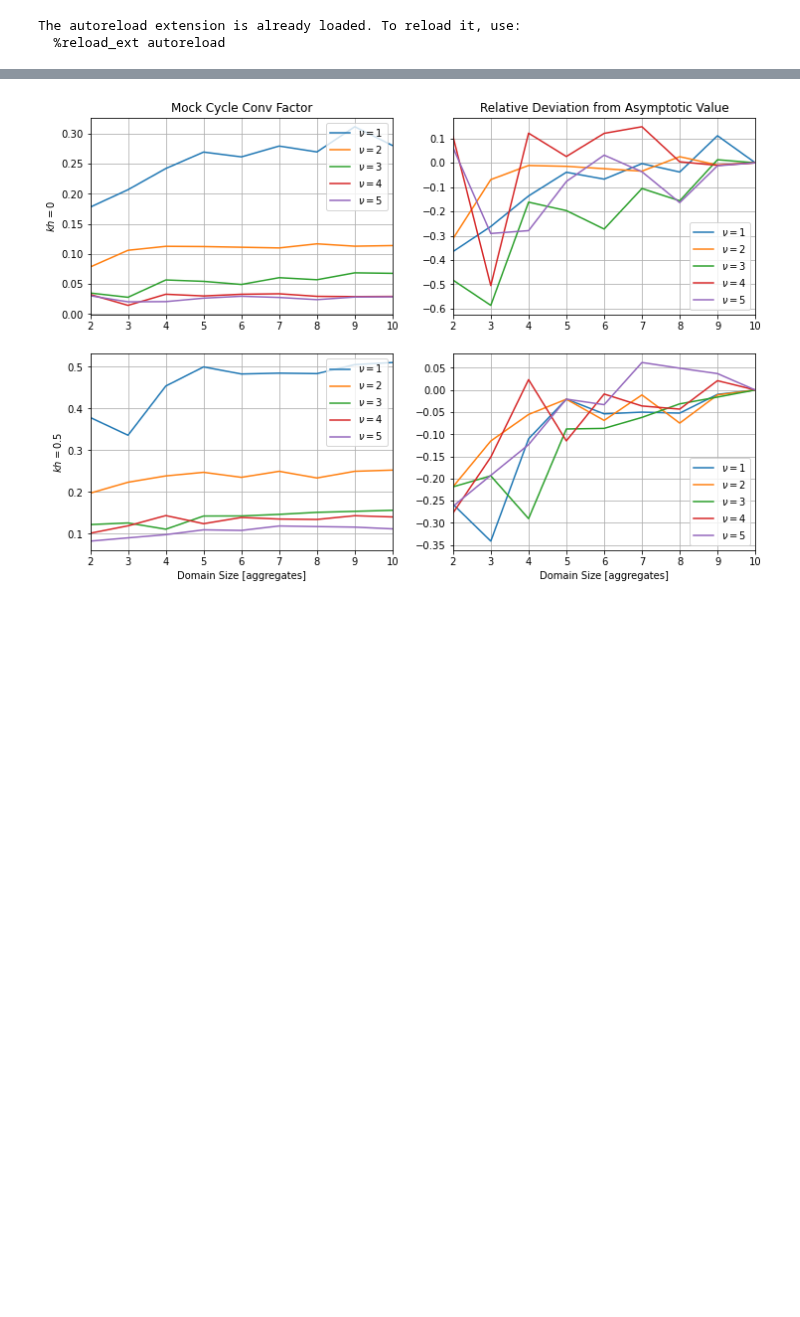
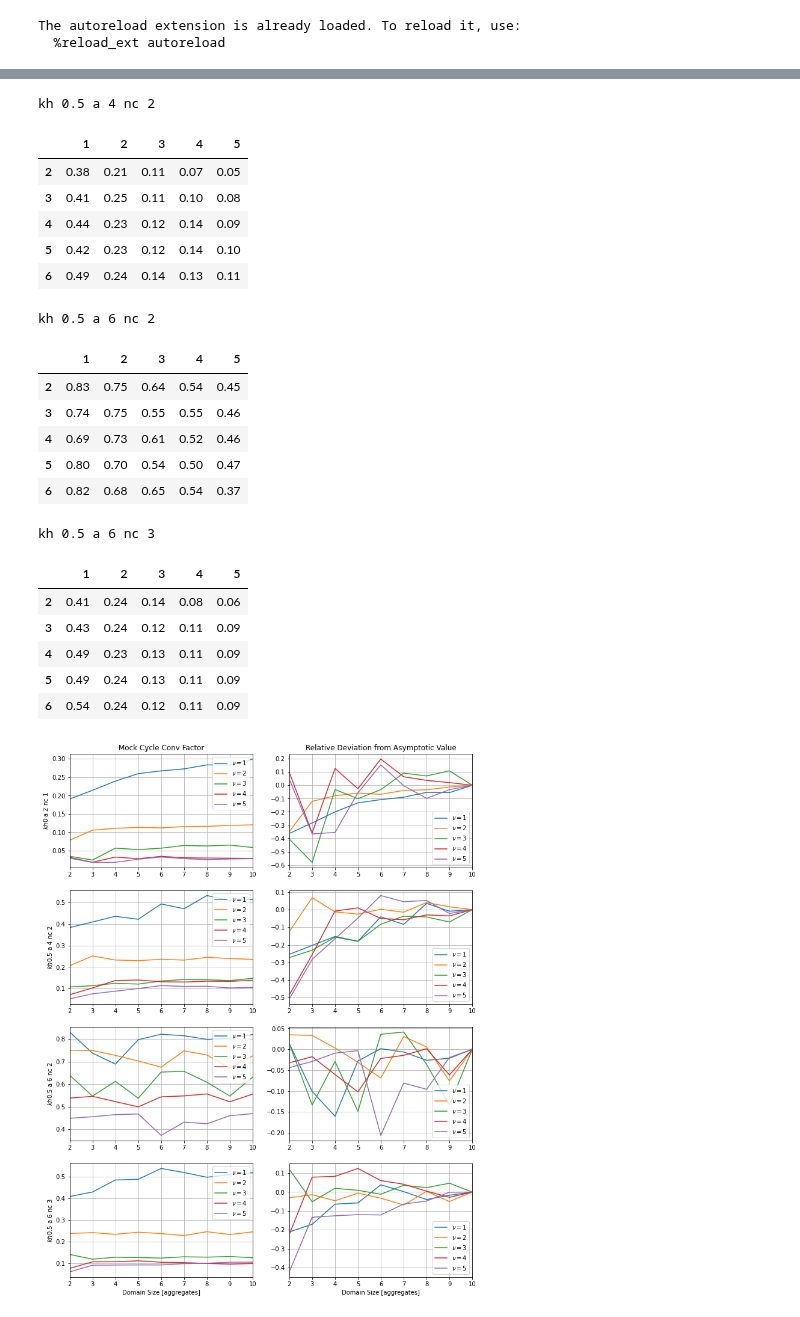
Before and after one commit to 436ahsan/Helmholtz, a Jupyter notebook: notebooks/local_mock_cycle.ipynb, the cells around one changed output, grey strips where cells are left out. Cells and saved outputs as stored; diff of their text form; code cells hidden in the pictures; blank space fills up the shorter version.

Commit message:
Added LMC results for more cases.

```diff
--- a/notebooks/local_mock_cycle.ipynb
+++ b/notebooks/local_mock_cycle.ipynb
@@ -105,6 +99,11 @@ def mock_conv_factor_for_domain_size(kh, r, aggregate_size, m, nu_values):
     r_csr = r.tile(m // aggregate_size)
     return np.array([hm.setup.auto_setup.mock_cycle_conv_factor(level, r_csr, nu) for nu in nu_values])
 # %%
-conv0 = mock_conv_factor(0, 2, 1)
-conv1 = mock_conv_factor(0.5, 4, 2)
+cases = [
+    (0, 2, 1),      # Laplace
+    (0.5, 4, 2),    # kh=0.5, 4/2
+    (0.5, 6, 2),    # kh=0.5, 6/2 (Karsten found it to be good)
+    (0.5, 6, 3),    # kh=0.5, 6/3
+]
+case_conv = [mock_conv_factor(*case) for case in cases]
 # %% [output]
@@ -134,9 +118,13 @@ conv1[:5]
 # %%
-kh_values = (0, 0.5)
-fig, axs = plt.subplots(len(kh_values), 2, figsize=(12, 4 * len(kh_values)))
+fig, axs = plt.subplots(len(cases), 2, figsize=(12, 4 * len(cases)))
 
-for row, (kh, conv) in enumerate(zip(kh_values, (conv0, conv1))):
-    ax_row = axs[row] if len(kh_values) > 1 else axs
+for row, (case, conv) in enumerate(zip(cases, case_conv)):
+    kh, a, nc = case
+    # Mock cycle convergence vs. domain size [aggregates] and nu=1,...,6.
+    print("kh {} a {} nc {}".format(kh, a, nc))
+    display(conv[:5])
+
+    ax_row = axs[row] if len(cases) > 1 else axs
     error = (conv - conv.iloc[-1]) / conv.iloc[-1]
     nu_values = conv.columns
     m_values = conv.index
@@ -146,9 +134,9 @@ for row, (kh, conv) in enumerate(zip(kh_values, (conv0, conv1))):
         ax.plot(m_values, conv[nu], label="$\\nu = {}$".format(nu))
     ax.grid(True);
     ax.set_xlim([2, 10]);
-    if row == len(kh_values) - 1:
+    if row == len(cases) - 1:
         ax.set_xlabel("Domain Size [aggregates]")
-    ax.set_ylabel("$kh = {}$".format(kh))
+    ax.set_ylabel("$kh {}$ a {} nc {}".format(kh, a, nc))
     if row == 0:
         ax.set_title("Mock Cycle Conv Factor");
     ax.legend();
@@ -158,7 +146,7 @@ for row, (kh, conv) in enumerate(zip(kh_values, (conv0, conv1))):
         ax.plot(m_values, error[nu], label="$\\nu = {}$".format(nu))
     ax.grid(True);
     ax.set_xlim([2, 10]);
-    if row == len(kh_values) - 1:
+    if row == len(cases) - 1:
         ax.set_xlabel("Domain Size [aggregates]")
     if row == 0:
         ax.set_title("Relative Deviation from Asymptotic Value");
@@ -167,4 +162,25 @@ for row, (kh, conv) in enumerate(zip(kh_values, (conv0, conv1))):
+kh 0.5 a 4 nc 2
+|  | 1 | 2 | 3 | 4 | 5 |
+| 2 | 0.38 | 0.21 | 0.11 | 0.07 | 0.05 |
+| 3 | 0.41 | 0.25 | 0.11 | 0.10 | 0.08 |
+| 4 | 0.44 | 0.23 | 0.12 | 0.14 | 0.09 |
+| 5 | 0.42 | 0.23 | 0.12 | 0.14 | 0.10 |
+| 6 | 0.49 | 0.24 | 0.14 | 0.13 | 0.11 |
+kh 0.5 a 6 nc 2
+|  | 1 | 2 | 3 | 4 | 5 |
+| 2 | 0.83 | 0.75 | 0.64 | 0.54 | 0.45 |
+| 3 | 0.74 | 0.75 | 0.55 | 0.55 | 0.46 |
+| 4 | 0.69 | 0.73 | 0.61 | 0.52 | 0.46 |
+| 5 | 0.80 | 0.70 | 0.54 | 0.50 | 0.47 |
+| 6 | 0.82 | 0.68 | 0.65 | 0.54 | 0.37 |
+kh 0.5 a 6 nc 3
+|  | 1 | 2 | 3 | 4 | 5 |
+| 2 | 0.41 | 0.24 | 0.14 | 0.08 | 0.06 |
+| 3 | 0.43 | 0.24 | 0.12 | 0.11 | 0.09 |
+| 4 | 0.49 | 0.23 | 0.13 | 0.11 | 0.09 |
+| 5 | 0.49 | 0.24 | 0.13 | 0.11 | 0.09 |
+| 6 | 0.54 | 0.24 | 0.12 | 0.11 | 0.09 |
-[figure, old version]
+[figure, new version]
 # %% [markdown]
 * We get a $20\%$ error for a domain with $4$ aggregates already.
 * In fact, since the convergence factor itself is noisy, that's probably much smaller.
```
Also changed, not shown: parts of 6 cells of this notebook.
